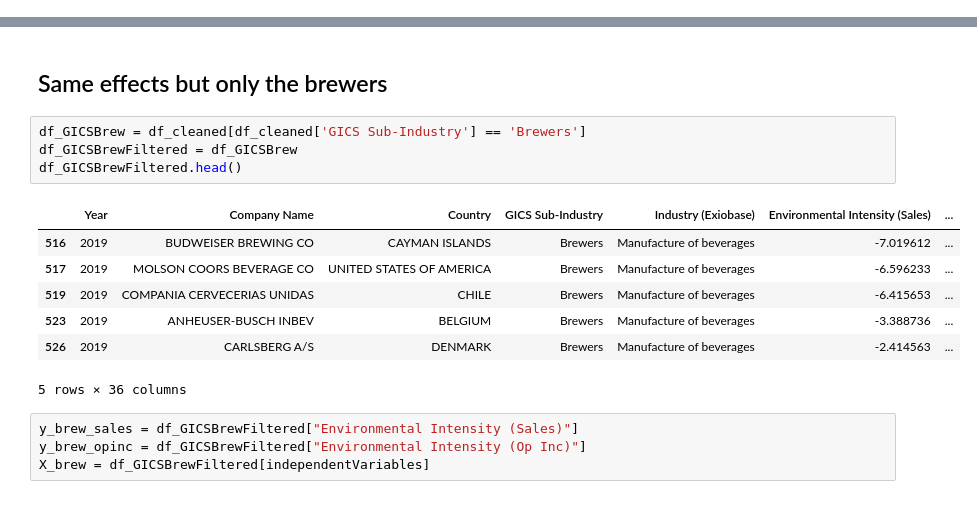
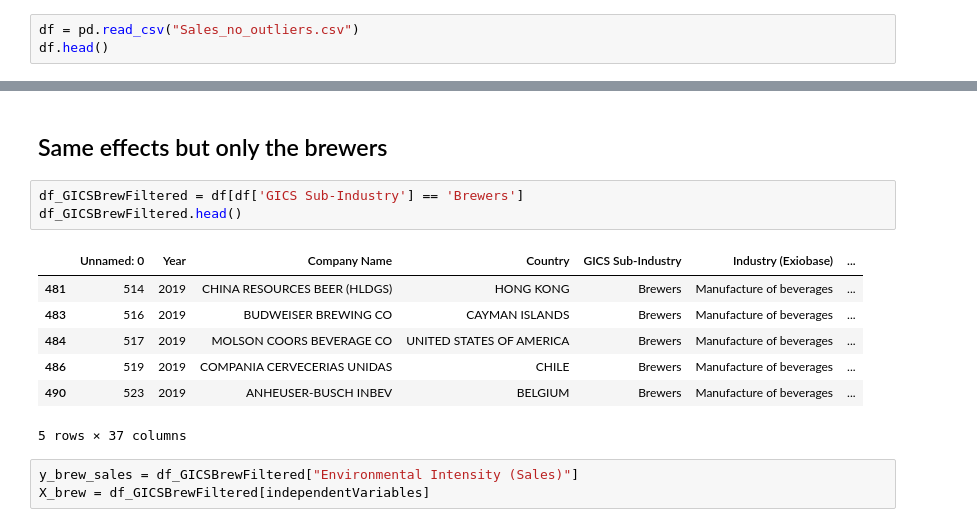
Before and after one commit to yummypugs/SPM-Project-Harvard, a Jupyter notebook: 2.0 SDG_FixedEffects.ipynb, the cells around one changed output, grey strips where cells are left out. Drawn from its saved outputs; the diff is of its cells as text.

```diff
--- a/2.0 SDG_FixedEffects.ipynb
+++ b/2.0 SDG_FixedEffects.ipynb
@@ -47,0 +16,3 @@ df_cleaned = df[(df['Environmental Intensity (Op Inc)'] >= lower_bound) & (df['E
+# %%
+df = pd.read_csv("Sales_no_outliers.csv")
+df.head()
@@ -422,20 +253,18 @@ plt.show()
 # %% [markdown]
 ## Same effects but only the brewers
 # %%
-df_GICSBrew = df_cleaned[df_cleaned['GICS Sub-Industry'] == 'Brewers']
-df_GICSBrewFiltered = df_GICSBrew
+df_GICSBrewFiltered = df[df['GICS Sub-Industry'] == 'Brewers']
 df_GICSBrewFiltered.head()
 # %% [output]
-|  | Year | Company Name | Country | GICS Sub-Industry | Industry (Exiobase) | Environmental Intensity (Sales) | ... |
-| 516 | 2019 | BUDWEISER BREWING CO | CAYMAN ISLANDS | Brewers | Manufacture of beverages | -7.019612 | ... |
-| 517 | 2019 | MOLSON COORS BEVERAGE CO | UNITED STATES OF AMERICA | Brewers | Manufacture of beverages | -6.596233 | ... |
-| 519 | 2019 | COMPANIA CERVECERIAS UNIDAS | CHILE | Brewers | Manufacture of beverages | -6.415653 | ... |
-| 523 | 2019 | ANHEUSER-BUSCH INBEV | BELGIUM | Brewers | Manufacture of beverages | -3.388736 | ... |
-| 526 | 2019 | CARLSBERG A/S | DENMARK | Brewers | Manufacture of beverages | -2.414563 | ... |
+|  | Unnamed: 0 | Year | Company Name | Country | GICS Sub-Industry | Industry (Exiobase) | ... |
+| 481 | 514 | 2019 | CHINA RESOURCES BEER (HLDGS) | HONG KONG | Brewers | Manufacture of beverages | ... |
+| 483 | 516 | 2019 | BUDWEISER BREWING CO | CAYMAN ISLANDS | Brewers | Manufacture of beverages | ... |
+| 484 | 517 | 2019 | MOLSON COORS BEVERAGE CO | UNITED STATES OF AMERICA | Brewers | Manufacture of beverages | ... |
+| 486 | 519 | 2019 | COMPANIA CERVECERIAS UNIDAS | CHILE | Brewers | Manufacture of beverages | ... |
+| 490 | 523 | 2019 | ANHEUSER-BUSCH INBEV | BELGIUM | Brewers | Manufacture of beverages | ... |
-5 rows × 36 columns
+5 rows × 37 columns
 # %%
 y_brew_sales = df_GICSBrewFiltered["Environmental Intensity (Sales)"]
-y_brew_opinc = df_GICSBrewFiltered["Environmental Intensity (Op Inc)"]
 X_brew = df_GICSBrewFiltered[independentVariables]
 # %%
 list_effectNames = ['Year']
```
Also changed, not shown: parts of 24 cells of this notebook.
